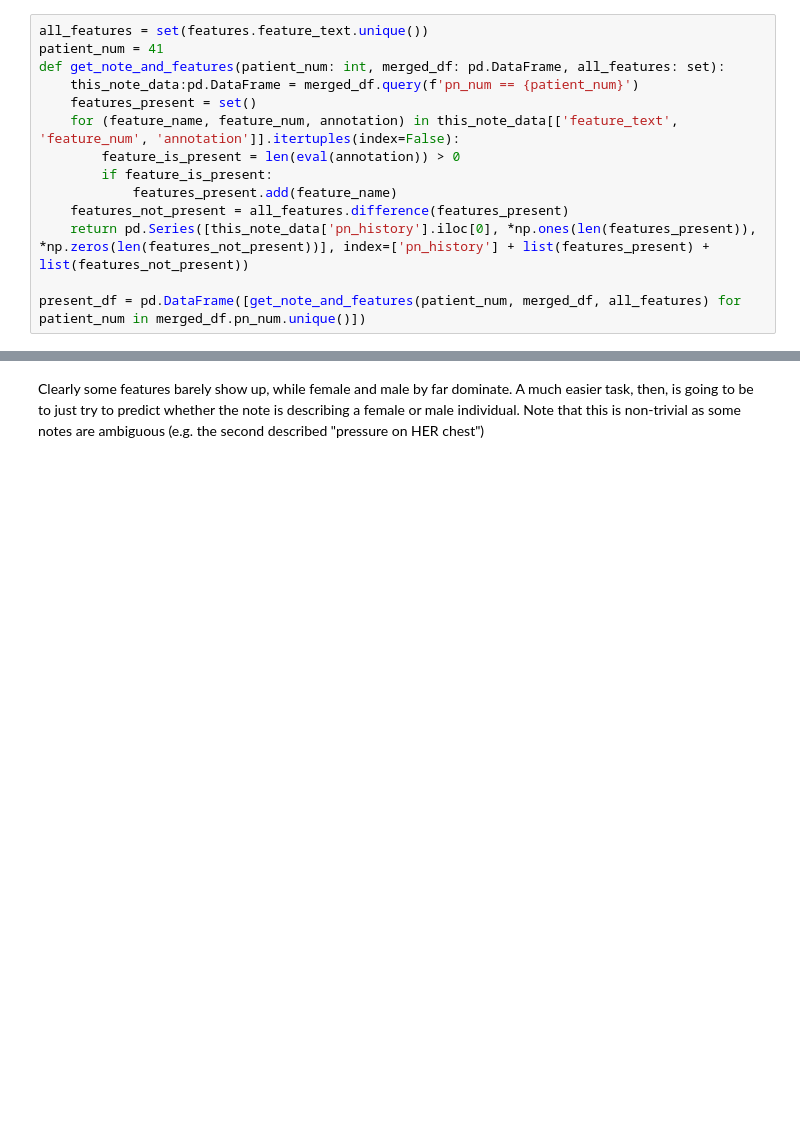
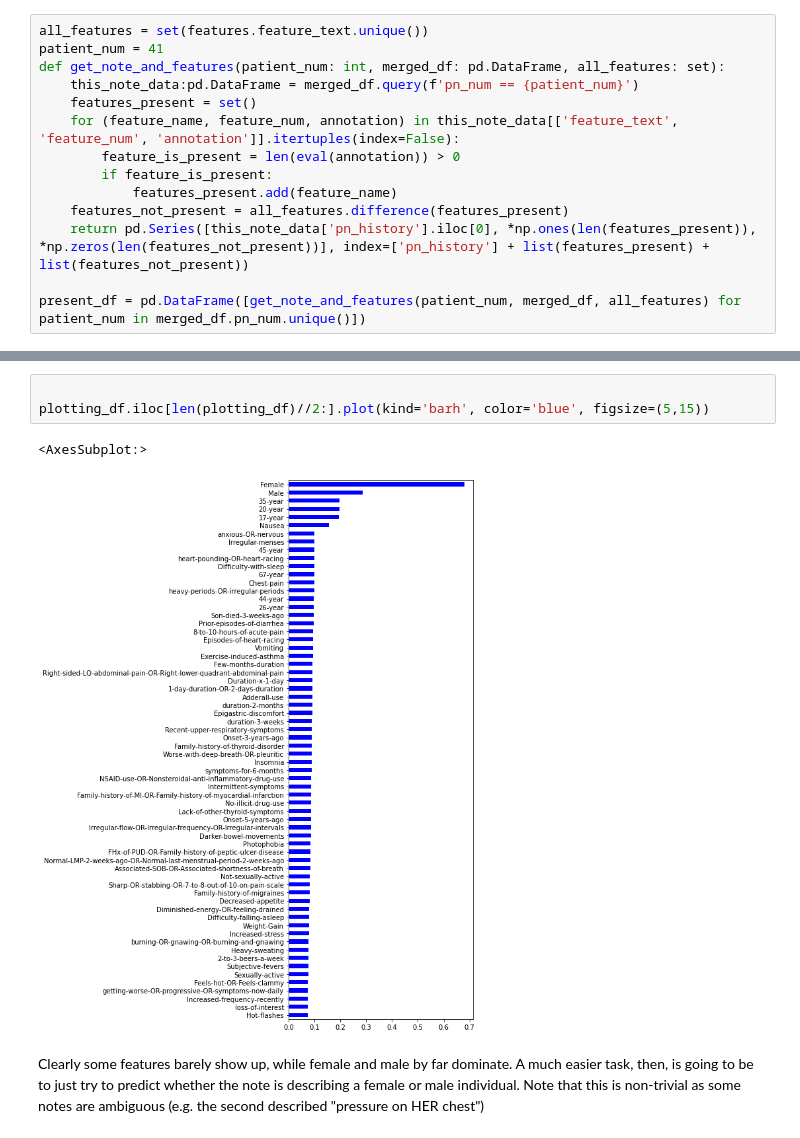
Before and after one commit to naveace/nbme_comp, a Jupyter notebook: src/project/experiments/EDA/EDA_Evan.ipynb, the cells around one changed output, grey strips where cells are left out. Cells and saved outputs as stored; diff of their text form; blank space fills up the shorter version.

```diff
--- a/src/project/experiments/EDA/EDA_Evan.ipynb
+++ b/src/project/experiments/EDA/EDA_Evan.ipynb
@@ -291,3 +297,9 @@ present_df.select_dtypes(exclude=['object']).mean().sort_values().plot(kind='bar
+# %%
+
+plotting_df.iloc[len(plotting_df)//2:].plot(kind='barh', color='blue', figsize=(5,15))
+# %% [output]
+<AxesSubplot:>
+[figure, added]
 # %% [markdown]
 Clearly some features barely show up, while female and male by far dominate. A much easier task, then, is going to be to just try to predict whether the note is describing a female or male individual. Note that this is non-trivial as some notes are ambiguous (e.g. the second described "pressure on HER chest")
 # %%
```
Also changed, not shown: parts of 10 cells of this notebook, 1 other file.
